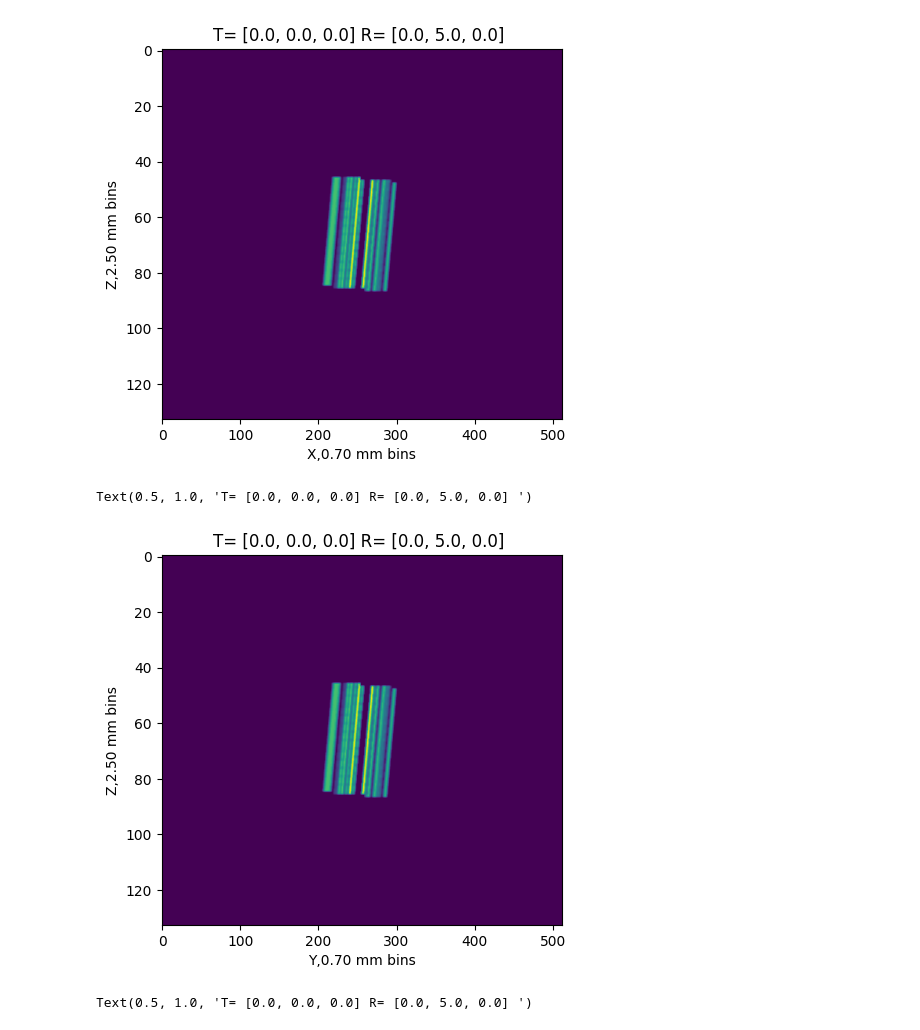
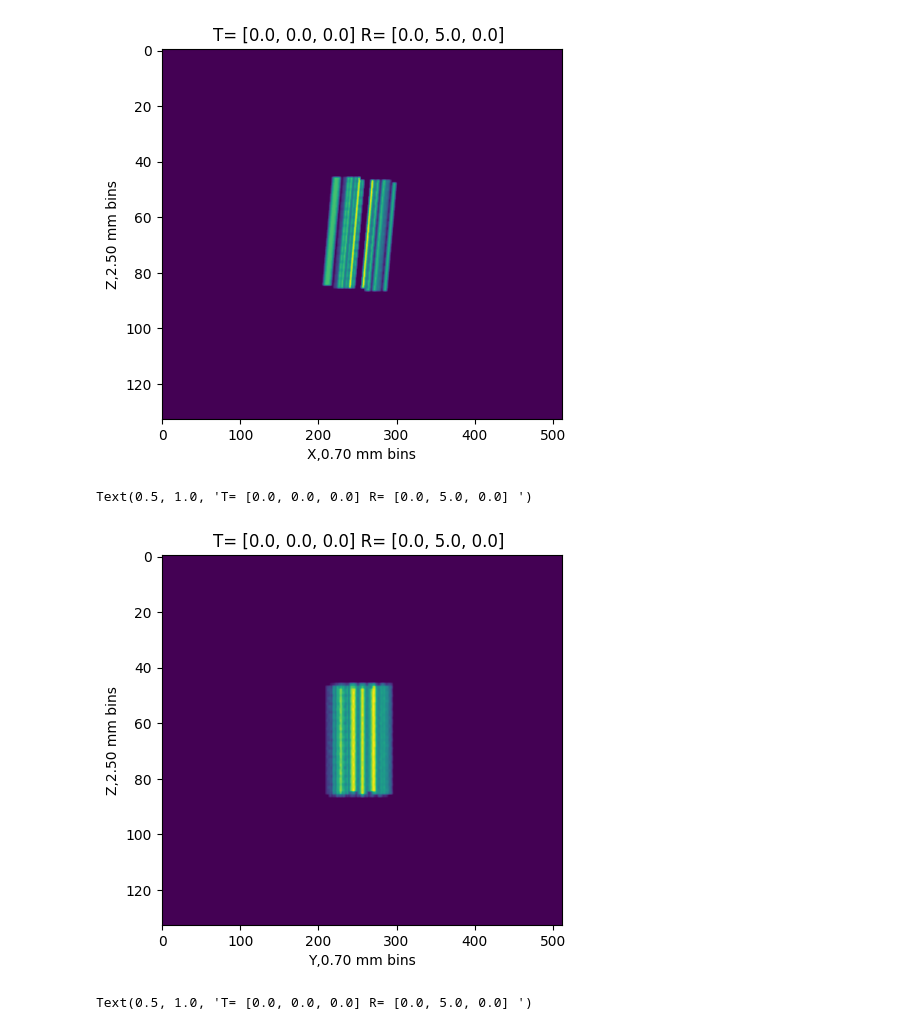
Before and after one commit to BillWorstell/derenzo_phantom, a Jupyter notebook: iCheckRotations.ipynb, the cells around one changed output. Cells and saved outputs as stored; diff of their text form; code cells hidden in the pictures.

```diff
--- a/iCheckRotations.ipynb
+++ b/iCheckRotations.ipynb
@@ -890,15 +892,15 @@ Text(0.5, 1.0, 'T= [0.0, 0.0, 0.0] R= [0.0, 5.0, 0.0] ')
 [figure]
 # %%
 ThisAspect=spacing[2]/spacing[0]
-plt.imshow(np.flipud(SumX.T),aspect=ThisAspect)
+plt.imshow(np.flipud(SumY.T),aspect=ThisAspect)
 plt.xlabel(f'Y,{spacing[1]:0.2f} mm bins')
 plt.ylabel(f'Z,{spacing[2]:0.2f} mm bins')
 TranslateString=f'T= [{TranslatePhantom[0]:.1f}, ' + f'{TranslatePhantom[1]:.1f}, ' + f'{TranslatePhantom[2]:.1f}] '
 RotateString=f'R= [{psiDeg:.1f}, ' + f'{thetaDeg:.1f}, ' + f'{phiDeg:.1f}] '
 plt.title(TranslateString + RotateString)
 # %% [output]
 Text(0.5, 1.0, 'T= [0.0, 0.0, 0.0] R= [0.0, 5.0, 0.0] ')
-[figure, old version]
+[figure, new version]
 # %%
 plt.imshow(np.flipud(SumZ.T))
 plt.xlabel(f'X,{spacing[0]:0.2f} mm bins')
```
Also changed, not shown: parts of 23 cells of this notebook.
